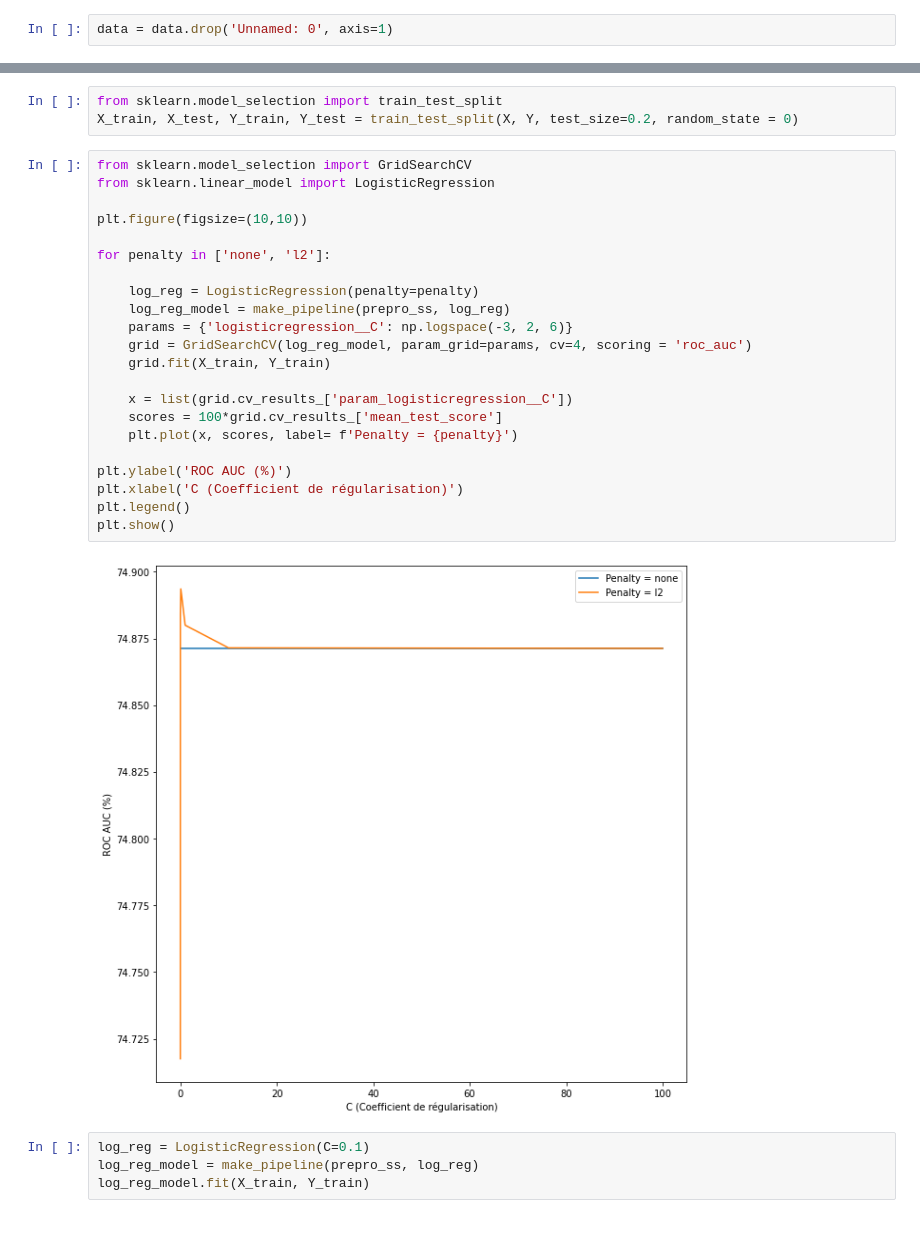
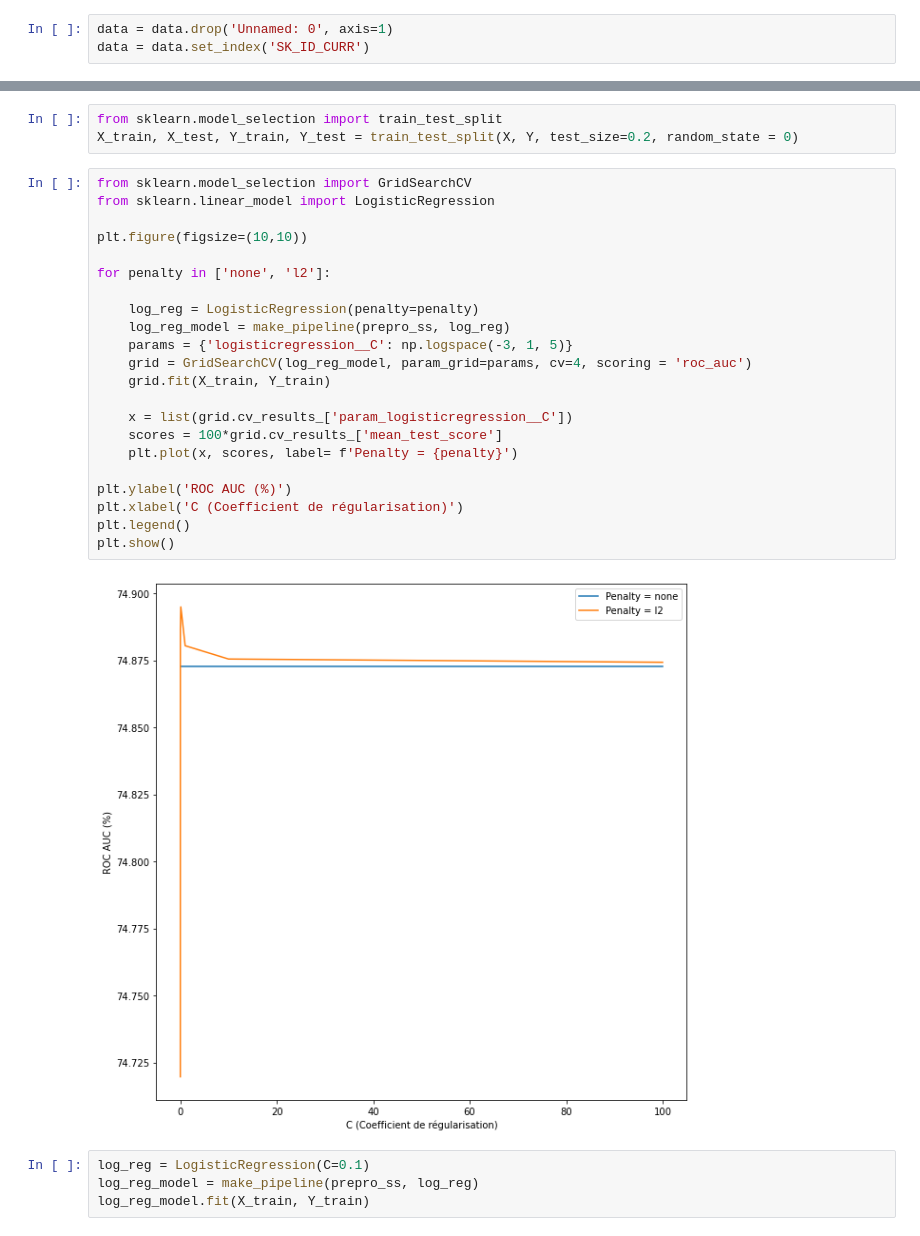
Before and after one commit to alexprvt/Projet7, a Jupyter notebook: P7_Modelisation.ipynb, the cells around one changed output, grey strips where cells are left out. Drawn from its saved outputs; the diff is of its cells as text.

```diff
--- a/P7_Modelisation.ipynb
+++ b/P7_Modelisation.ipynb
@@ -25,6 +25,7 @@ data.head()
 | 4 | 7 | 100010 | 0 | Cash loans | M | Y | Y | ... |
 # %%
 data = data.drop('Unnamed: 0', axis=1)
+data = data.set_index('SK_ID_CURR')
 # %%
 data.shape
 # %% [output]
@@ -86,27 +87,27 @@ X_train, X_test, Y_train, Y_test = train_test_split(X, Y, test_size=0.2, random_
 # %%
 from sklearn.model_selection import GridSearchCV
 from sklearn.linear_model import LogisticRegression
 
 plt.figure(figsize=(10,10))
 
 for penalty in ['none', 'l2']:
 
     log_reg = LogisticRegression(penalty=penalty)
     log_reg_model = make_pipeline(prepro_ss, log_reg)
-    params = {'logisticregression__C': np.logspace(-3, 2, 6)}
+    params = {'logisticregression__C': np.logspace(-3, 1, 5)}
     grid = GridSearchCV(log_reg_model, param_grid=params, cv=4, scoring = 'roc_auc')
     grid.fit(X_train, Y_train)
 
     x = list(grid.cv_results_['param_logisticregression__C'])
     scores = 100*grid.cv_results_['mean_test_score']
     plt.plot(x, scores, label= f'Penalty = {penalty}')
 
 plt.ylabel('ROC AUC (%)')
 plt.xlabel('C (Coefficient de régularisation)')
 plt.legend()
 plt.show()
 # %% [output]
-[figure, old version]
+[figure, new version]
 # %%
 log_reg = LogisticRegression(C=0.1)
 log_reg_model = make_pipeline(prepro_ss, log_reg)
```
Also changed, not shown: parts of 30 cells of this notebook.
